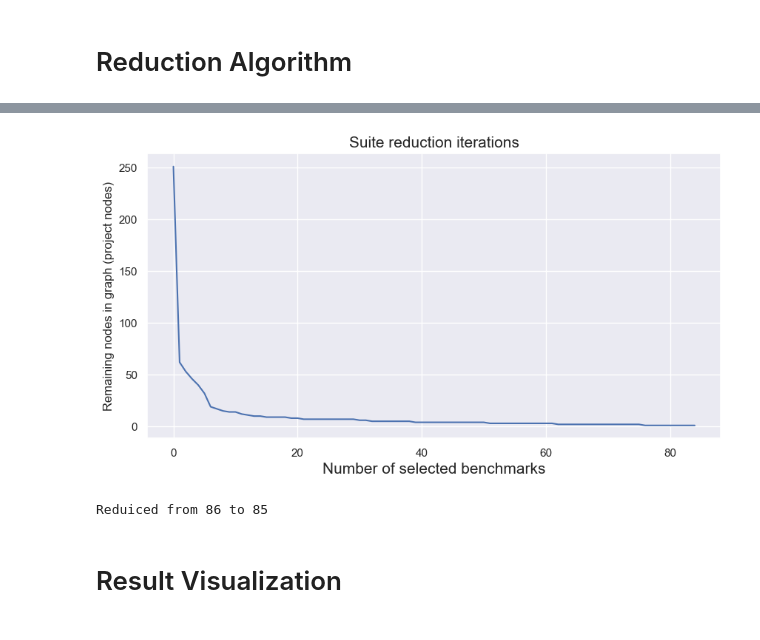
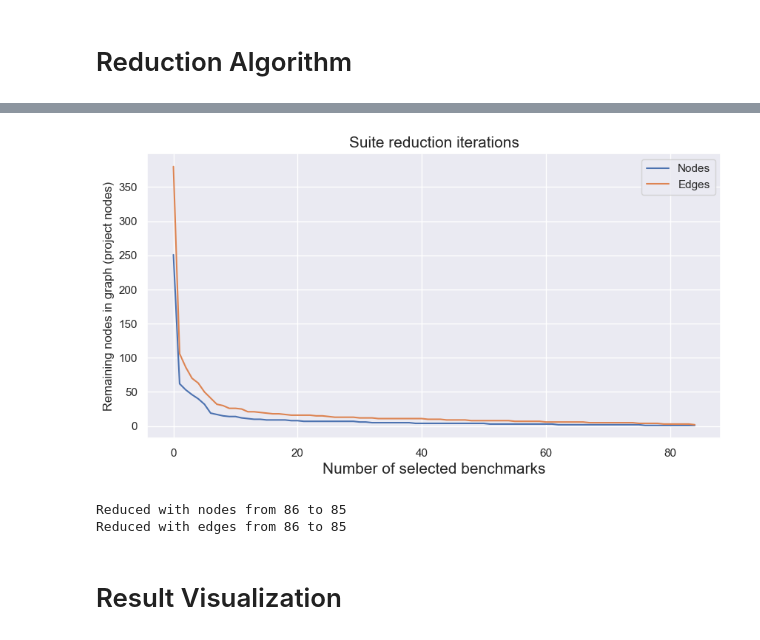
Before and after one commit to haChristopher/variability-based-reduction-replication-package, a Jupyter notebook: src/final_goquery.ipynb, the cells around one changed output, grey strips where cells are left out. Drawn from its saved outputs; the diff is of its cells as text; code cells hidden in the pictures.

```diff
--- a/src/final_goquery.ipynb
+++ b/src/final_goquery.ipynb
@@ -88,7 +92,10 @@ plt.figure(figsize=(40, 10), dpi=80)
 labels=list(next(iter(grouped_by_tag.values())).keys())
 plt.xticks([x for x in range(len(labels))], labels, rotation='vertical')
 
-for tag in grouped_by_tag.keys():
+tags = list(grouped_by_tag.keys())
+tags.sort()
+
+for tag in tags:
     cv = []
     spread = []
     for bench in grouped_by_tag[tag].keys():
@@ -392,18 +481,23 @@ Switched for more stable benchmark
 # %%
 fig, ax = plt.subplots(figsize=(10, 5))
 plt.title("Suite reduction iterations", fontsize=15)
-plt.plot([x[1] for x in reduce_graphs_nodes])
+
+plt.plot([x[1] for x in reduce_graphs_nodes], label="Nodes")
+plt.plot([x[1] for x in reduce_graphs_edges], label="Edges")
 
 plt.xlabel("Number of selected benchmarks", fontsize=15)
 plt.ylabel("Remaining nodes in graph (project nodes)", fontsize=12)
-plt.savefig('graphics/goquery.png', dpi=300, bbox_inches='tight')
+# plt.savefig('graphics/goquery.png', dpi=300, bbox_inches='tight')
+plt.legend()
 plt.show()
 # %% [output]
-[figure, old version]
+[figure, new version]
 # %%
-print(f"Reduiced from {len(final_graphs)} to {len(reduce_graphs_nodes)}")
+print(f"Reduced with nodes from {len(final_graphs)} to {len(reduce_graphs_nodes)}")
+print(f"Reduced with edges from {len(final_graphs)} to {len(reduce_graphs_edges)}")
 # %% [output]
-Reduiced from 86 to 85
+Reduced with nodes from 86 to 85
+Reduced with edges from 86 to 85
 # %% [markdown]
 # Result Visualization
 # %%
```
Also changed, not shown: parts of 22 cells of this notebook, 17 other files.
